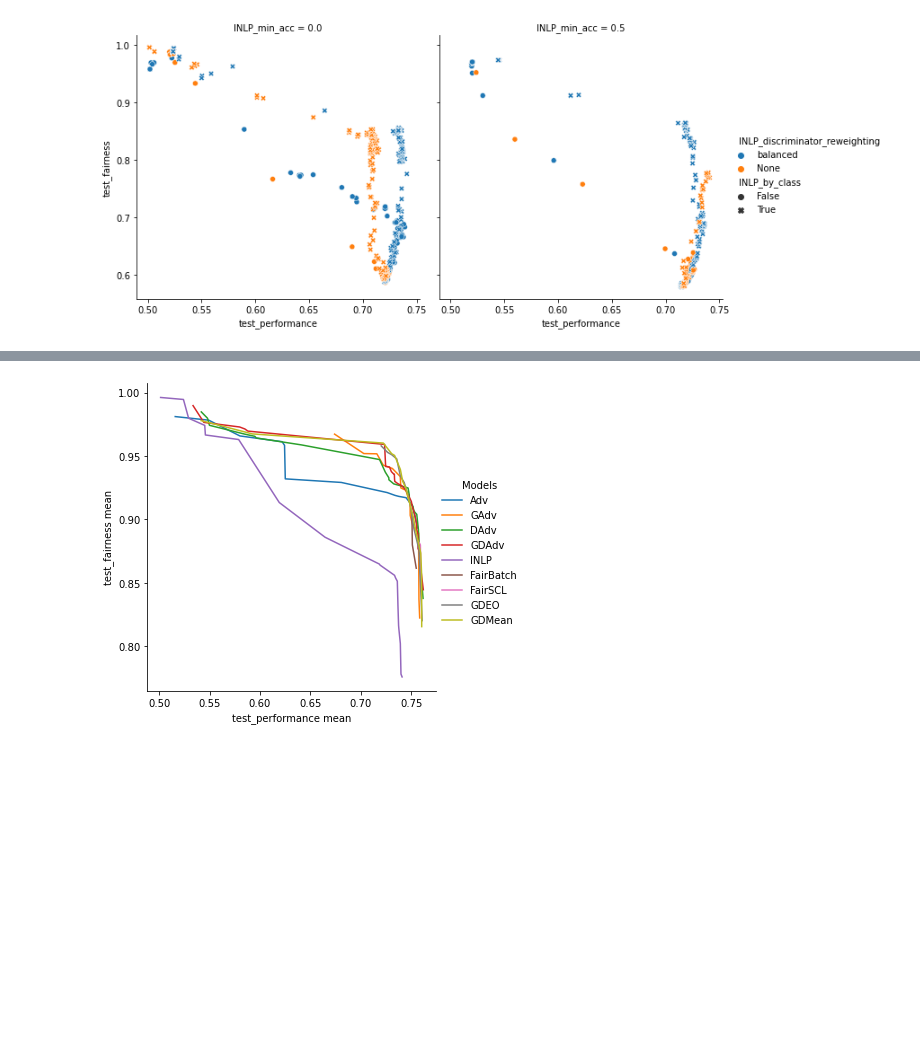
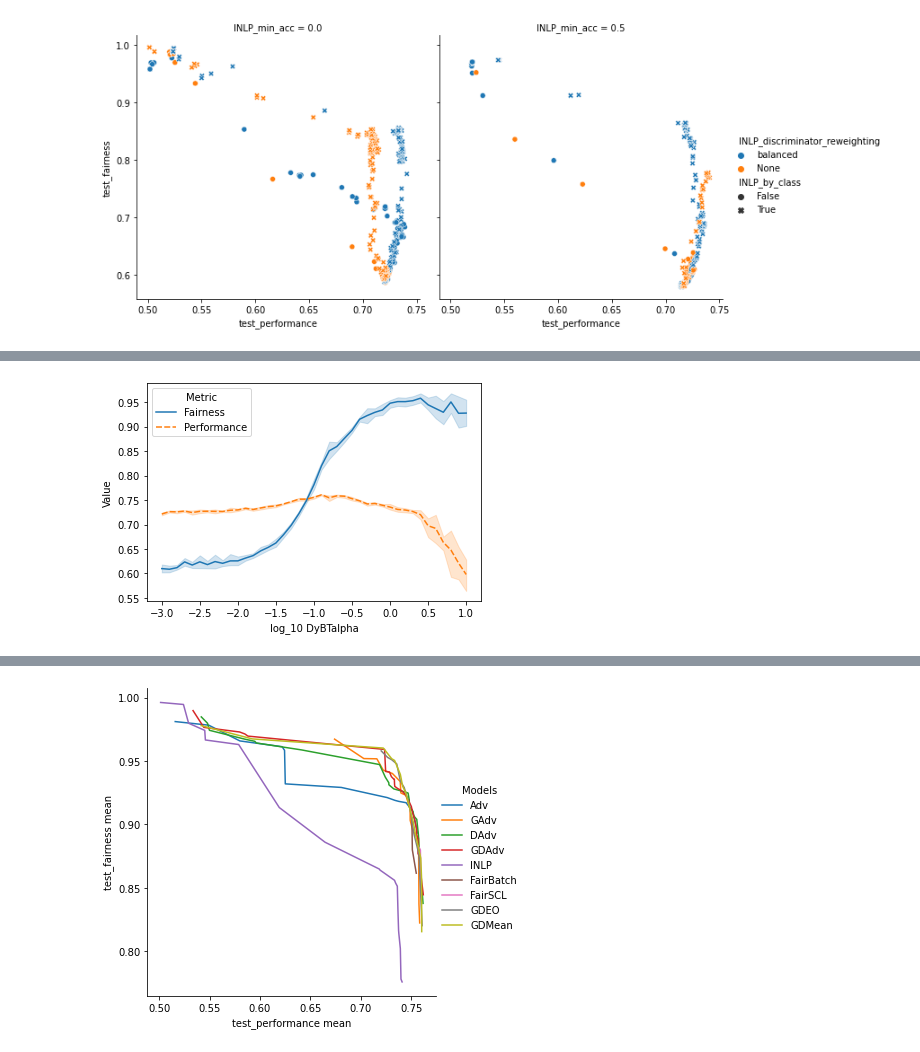
Before and after one commit to Libr-AI/fairlib, a Jupyter notebook: analysis/Moji_model_selection.ipynb, the cells around one changed output, grey strips where cells are left out. Saved outputs shown, nothing was run; the diff lists cells and outputs as text; code cells hidden in the pictures; blank space fills up the shorter version.

```diff
--- a/analysis/Moji_model_selection.ipynb
+++ b/analysis/Moji_model_selection.ipynb
@@ -286,3 +313,7 @@ GDEO_df = model_selection(
+# %%
+tradeoff_plot(GDEO_df, "DyBTalpha", "GDEO_hypertune")
+# %% [output]
+[figure, added]
 # %%
 GDMean_df = model_selection(
     results_dir= r"G:\Experimental_results",
```
Also changed, not shown: parts of 6 cells of this notebook, 5 other files.
